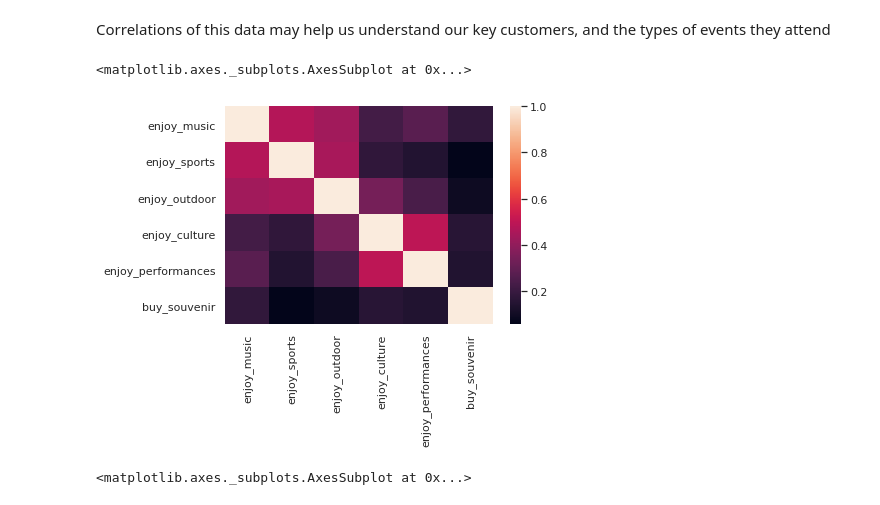
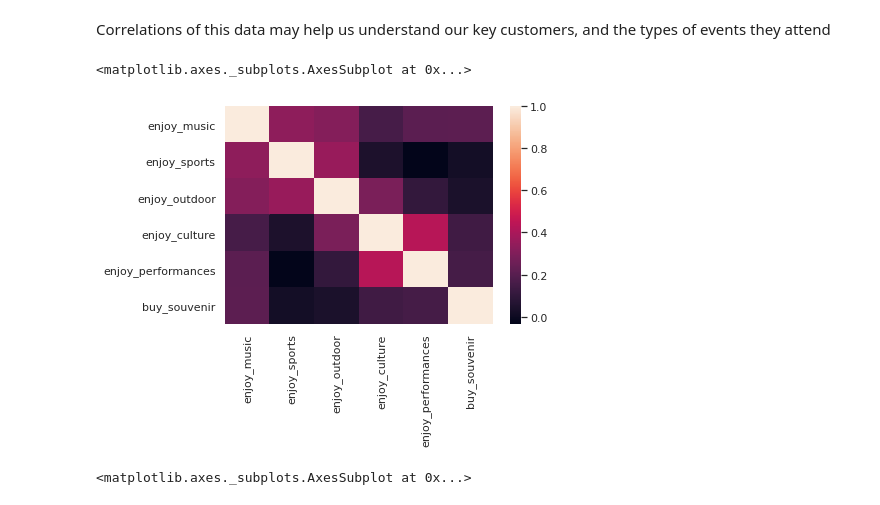
Before and after one commit to LibbyFender/Learning, a Jupyter notebook: SPEX650.ipynb, the cells around one changed output. Cells and saved outputs as stored; diff of their text form; code cells hidden in the pictures.

```diff
--- a/SPEX650.ipynb
+++ b/SPEX650.ipynb
@@ -1003,10 +982,10 @@ df_behaviors= df[['save_stub', 'prefer1', 'prefer2', 'want_printed', 'buy_printe
 # %% [markdown]
 Correlations of this data may help us understand our key customers, and the types of events they attend
 # %%
-sns.heatmap(df_attributes.corr())
+sns.heatmap(df_attributes.corr(method=('spearman')))
 # %% [output]
 <matplotlib.axes._subplots.AxesSubplot at 0x...>
-[figure, old version]
+[figure, new version]
 # %%
 sns.heatmap(df_behaviors.corr())
 # %% [output]
```
Also changed, not shown: parts of 28 cells of this notebook.
